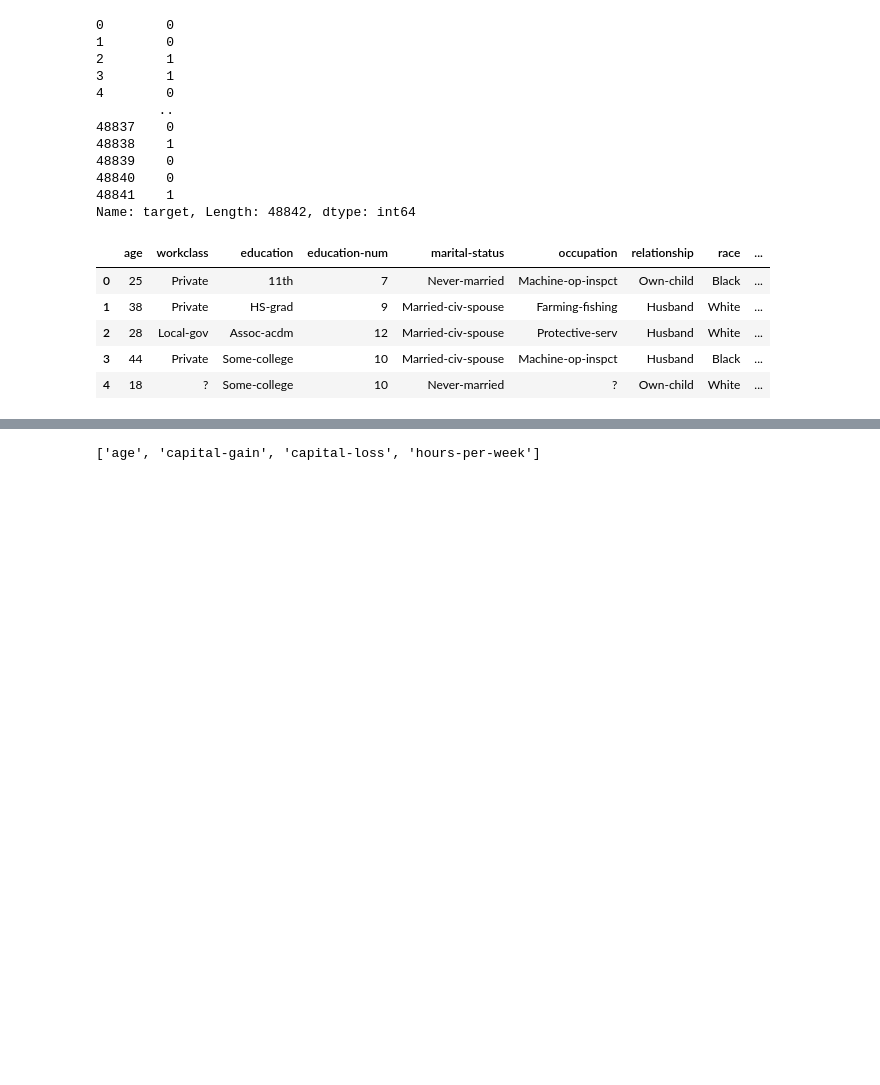
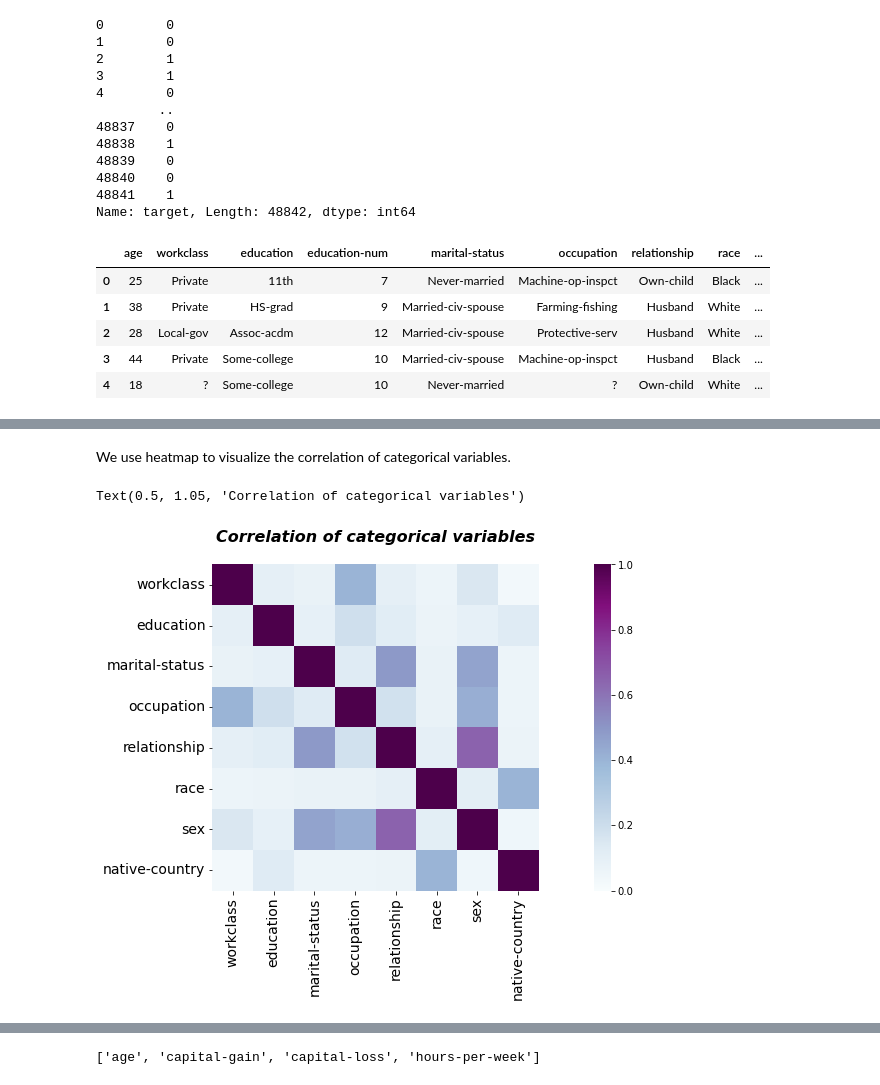
Before and after one commit to wq2021/Machine_learning_with_sklearn, a Jupyter notebook: ML_project.ipynb, the cells around one changed output, grey strips where cells are left out. Drawn from its saved outputs; the diff is of its cells as text; code cells hidden in the pictures; blank space fills up the shorter version.

```diff
--- a/ML_project.ipynb
+++ b/ML_project.ipynb
@@ -217,0 +249,28 @@ categorical_columns
+# %%
+import numpy as np
+import scipy.stats as stats
+
+def cramers_V(var1,var2) :
+    crosstab = np.array(pd.crosstab(var1, var2, rownames=None, colnames=None))
+    chi2 = stats.chi2_contingency(crosstab)[0]
+    n = np.sum(crosstab)
+    phi2 = chi2 / n
+    r, k = crosstab.shape
+    phi2corr = max(0, phi2 - ((k-1)*(r-1))/(n-1))
+    rcorr = r - ((r-1)**2)/(n-1)
+    kcorr = k - ((k-1)**2)/(n-1)
+    return np.sqrt(phi2corr / min((kcorr-1), (rcorr-1)))
+# %%
+rows= []
+df_cat=pd.DataFrame(data[categorical_columns])
+
+for var1 in df_cat:
+    col = []
+    for var2 in df_cat:
+        cramers =cramers_V(df_cat[var1], df_cat[var2])
+        col.append(round(cramers,2))
+    rows.append(col)
+    cramers_results = np.array(rows)
+
+corrmatcat = pd.DataFrame(cramers_results, columns = df_cat.columns, index = df_cat.columns)
+corrmatcat
@@ -217,0 +287,13 @@ categorical_columns
+# %% [markdown]
+We use heatmap to visualize the correlation of categorical variables.
+# %%
+group_names = categorical_columns
+fig = plt.figure(figsize=(20,6))
+ax0 = fig.add_subplot(1, 1, 1)
+sns.heatmap(corrmatcat,square=True,cmap="BuPu",ax=ax0,vmin=0.0, vmax=1.0)
+ax0.set_xticklabels(group_names, fontsize = 14)
+ax0.set_yticklabels(group_names, fontsize = 14)
+ax0.set_title("Correlation of categorical variables",fontsize=16,fontweight='bold',fontstyle='italic',color='black',y=1.05)
+# %% [output]
+Text(0.5, 1.05, 'Correlation of categorical variables')
+[figure, added]
```
Also changed, not shown: parts of 48 cells of this notebook.
